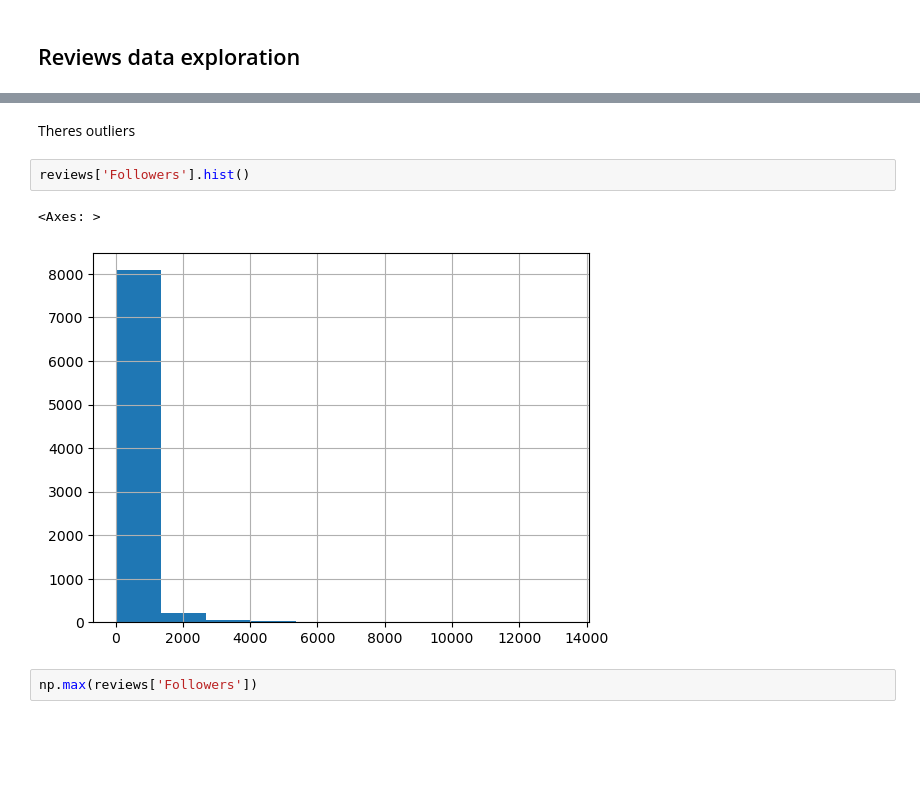
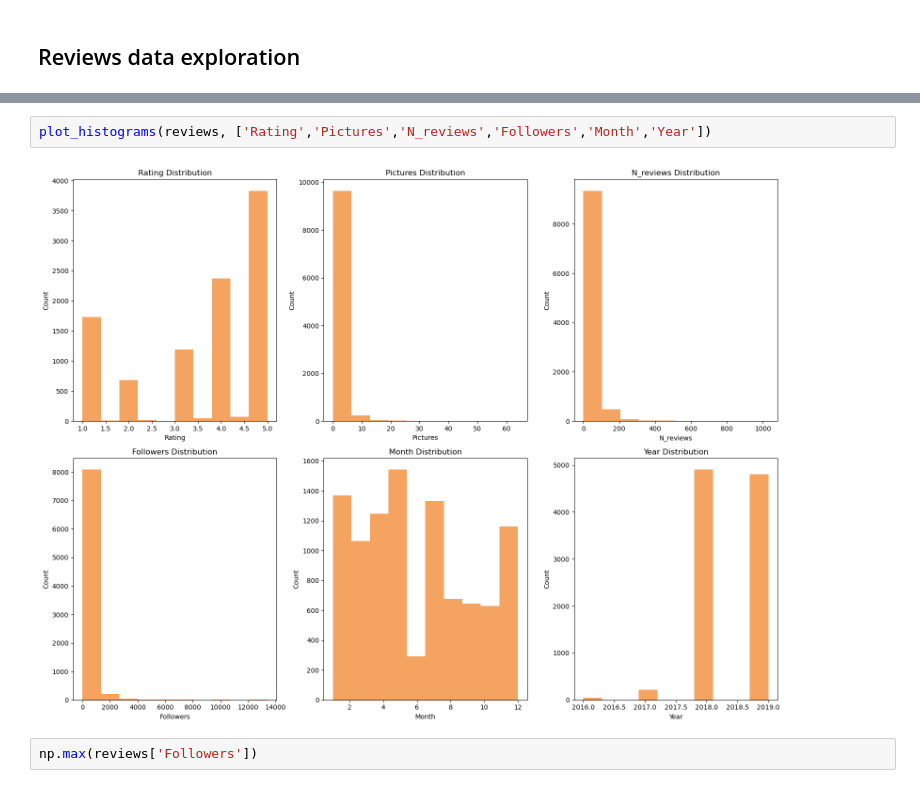
Before and after one commit to miguel-s-nascimento/TM_Project, a Jupyter notebook: exploration.ipynb, the cells around one changed output, grey strips where cells are left out. Cells and saved outputs as stored; diff of their text form; blank space fills up the shorter version.

```diff
--- a/exploration.ipynb
+++ b/exploration.ipynb
@@ -182,10 +141,7 @@ reviews['Pictures'].hist()
-# %% [markdown]
-Theres outliers
-# %%
-reviews['Followers'].hist()
-# %% [output]
-<Axes: >
-[figure, removed]
+# %%
+plot_histograms(reviews, ['Rating','Pictures','N_reviews','Followers','Month','Year'])
+# %% [output]
+[figure, added]
 # %%
 np.max(reviews['Followers'])
 # %% [output]
```
Also changed, not shown: parts of 8 cells of this notebook, 1 other file.
